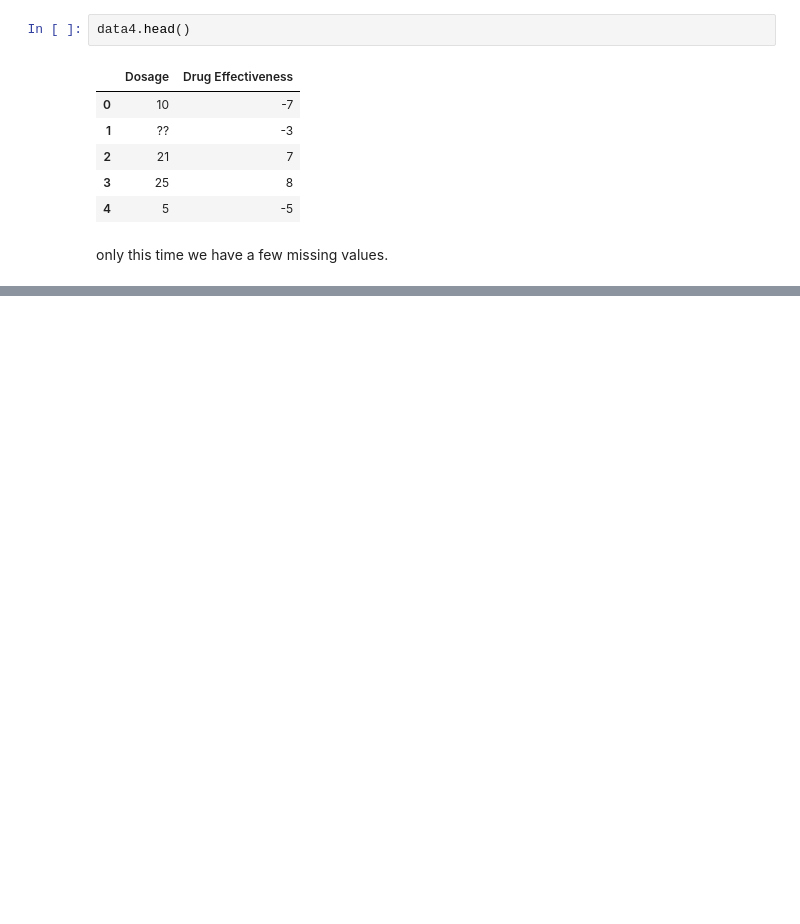
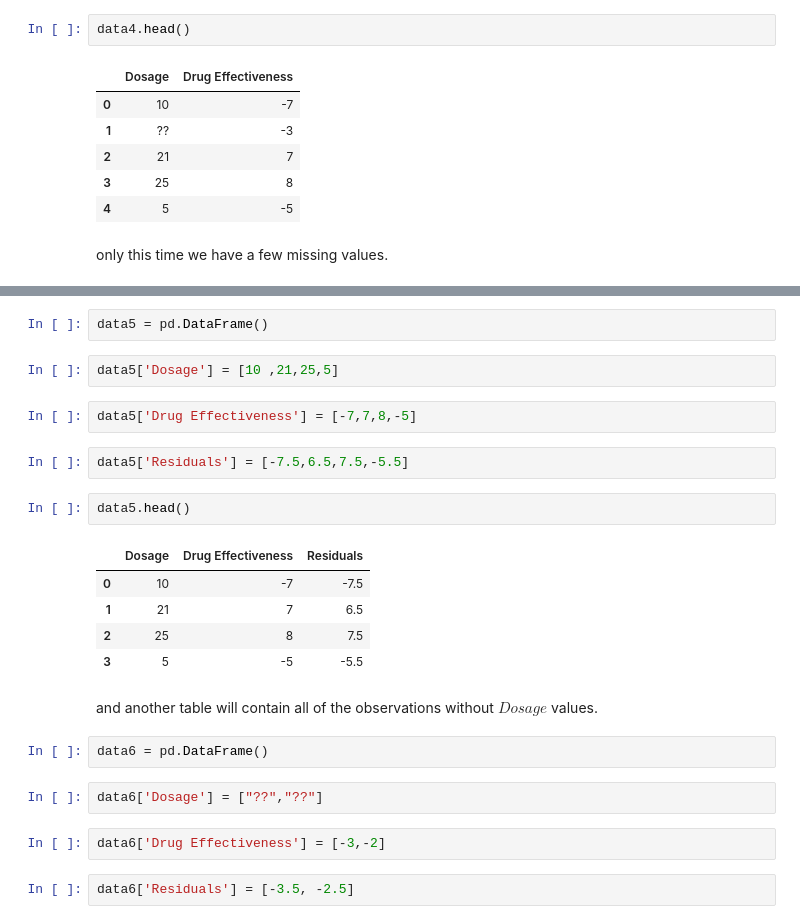
Before and after one commit to rahul6796/XGBoost-For-Regression, a Jupyter notebook: XGBoost optimization on large datasets.ipynb, the cells around one changed output, grey strips where cells are left out. Saved outputs shown, nothing was run; the diff lists cells and outputs as text; blank space fills up the shorter version.

```diff
--- a/XGBoost optimization on large datasets.ipynb
+++ b/XGBoost optimization on large datasets.ipynb
@@ -360,0 +386,26 @@ only this time we have a few missing values.
+# %%
+data5 = pd.DataFrame()
+# %%
+data5['Dosage'] = [10 ,21,25,5]
+# %%
+data5['Drug Effectiveness'] = [-7,7,8,-5]
+# %%
+data5['Residuals'] = [-7.5,6.5,7.5,-5.5]
+# %%
+data5.head()
+# %% [output]
+|  | Dosage | Drug Effectiveness | Residuals |
+| 0 | 10 | -7 | -7.5 |
+| 1 | 21 | 7 | 6.5 |
+| 2 | 25 | 8 | 7.5 |
+| 3 | 5 | -5 | -5.5 |
+# %% [markdown]
+and another table will contain all of the observations without $Dosage$ values.
+# %%
+data6 = pd.DataFrame()
+# %%
+data6['Dosage'] = ["??","??"]
+# %%
+data6['Drug Effectiveness'] = [-3,-2]
+# %%
+data6['Residuals'] = [-3.5, -2.5]
```
Also changed, not shown: parts of 46 cells of this notebook.
